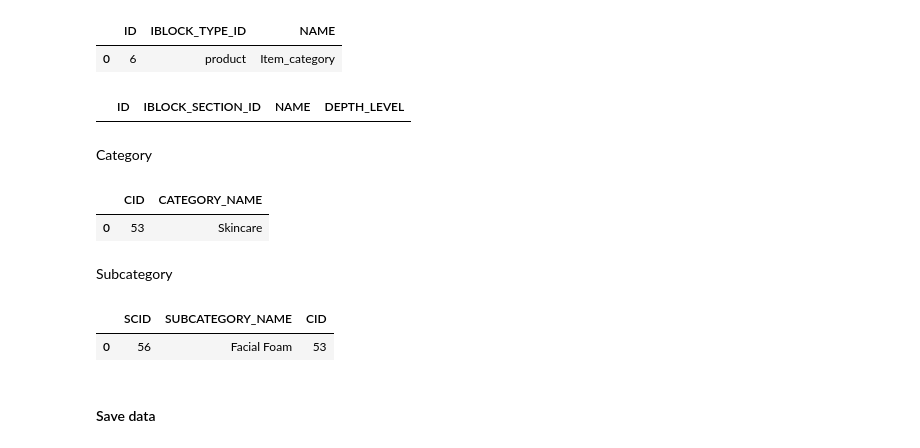
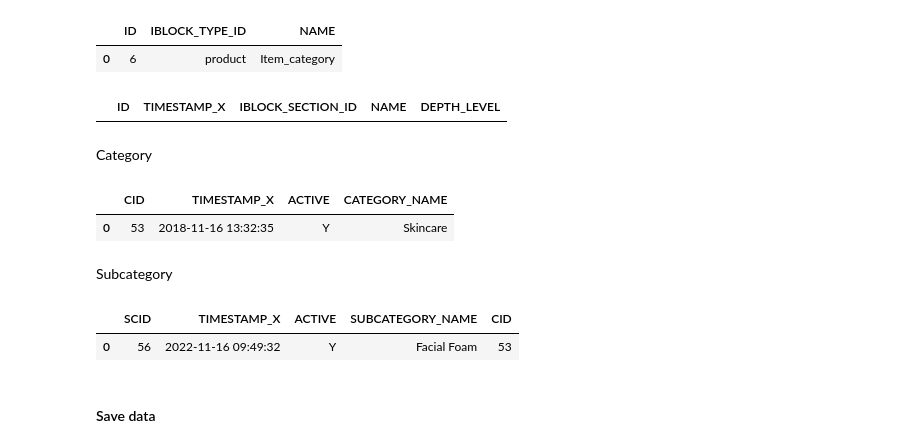
Before and after one commit to suthipongg/Similarity_model, a Jupyter notebook: db_cosmenet/push_real_data_scanner.ipynb, the cells around one changed output. Drawn from its saved outputs; the diff is of its cells as text; code cells hidden in the pictures.

```diff
--- a/db_cosmenet/push_real_data_scanner.ipynb
+++ b/db_cosmenet/push_real_data_scanner.ipynb
@@ -26,10 +26,10 @@ b_iblock_path = 'raw_data_production/b_iblock.csv'
 
 b_iblock_element_property = pd.read_csv(b_iblock_element_property_path, usecols=['ID', 'IBLOCK_PROPERTY_ID', 'IBLOCK_ELEMENT_ID', 'VALUE'])
 b_file = pd.read_csv(b_file_path, usecols=['ID', 'SUBDIR', 'FILE_NAME', 'ORIGINAL_NAME'])
-b_iblock_element = pd.read_csv(b_iblock_element_path, usecols=['ID', 'IBLOCK_ID', 'IBLOCK_SECTION_ID', 'ACTIVE', 'NAME', 'PREVIEW_PICTURE'])
+b_iblock_element = pd.read_csv(b_iblock_element_path, usecols=['ID', 'IBLOCK_ID', 'IBLOCK_SECTION_ID', 'ACTIVE', 'NAME', 'PREVIEW_PICTURE', 'TIMESTAMP_X'])
 b_iblock_property = pd.read_csv(b_iblock_property_path, usecols=['ID', 'IBLOCK_ID', 'NAME', 'ACTIVE'])
 b_iblock_section_element = pd.read_csv(b_iblock_section_element_path, usecols=['IBLOCK_SECTION_ID', 'IBLOCK_ELEMENT_ID'])
-b_iblock_section = pd.read_csv(b_iblock_section_path, usecols=['ID', 'IBLOCK_ID', 'IBLOCK_SECTION_ID', 'NAME', 'ACTIVE', 'DEPTH_LEVEL'])
+b_iblock_section = pd.read_csv(b_iblock_section_path, usecols=['ID', 'IBLOCK_ID', 'IBLOCK_SECTION_ID', 'NAME', 'ACTIVE', 'DEPTH_LEVEL', 'TIMESTAMP_X'])
 b_iblock = pd.read_csv(b_iblock_path, usecols=['ID', 'IBLOCK_TYPE_ID', 'NAME'])
 # %% [markdown]
 ## Query data
@@ -132,34 +132,35 @@ cat_subcat_active_data = cat_subcat_active_data.drop(columns=['ACTIVE'])
 # %%
 cat_subcat_not_active_data
 # %% [output]
-|  | ID | IBLOCK_SECTION_ID | NAME | DEPTH_LEVEL |
+|  | ID | TIMESTAMP_X | IBLOCK_SECTION_ID | NAME | DEPTH_LEVEL |
 # %% [markdown]
 Category
 # %%
 # Filter only category and drop subcategory
-category_data = cat_subcat_active_data[cat_subcat_active_data['DEPTH_LEVEL'] == 1]
+category_data = cat_subcat_data[cat_subcat_data['DEPTH_LEVEL'] == 1]
 category_data = category_data.drop(columns=['DEPTH_LEVEL', 'IBLOCK_SECTION_ID'])
 category_data.rename(columns={'ID': 'CID', 'NAME': 'CATEGORY_NAME'}, inplace=True)
 category_data.reset_index(drop=True, inplace=True)
 category_data.head(1)
 # %% [output]
-|  | CID | CATEGORY_NAME |
-| 0 | 53 | Skincare |
+|  | CID | TIMESTAMP_X | ACTIVE | CATEGORY_NAME |
+| 0 | 53 | 2018-11-16 13:32:35 | Y | Skincare |
 # %% [markdown]
 Subcategory
 # %%
 # Merge category and subcategory
-subcategory_data = pd.merge(cat_subcat_active_data, cat_subcat_active_data, left_on='IBLOCK_SECTION_ID', right_on='ID')
+subcategory_data = pd.merge(cat_subcat_data, cat_subcat_data, left_on='IBLOCK_SECTION_ID', right_on='ID')
 midcategory_index = subcategory_data['DEPTH_LEVEL_x'] == 2
 subcategory_data = subcategory_data[~midcategory_index]
-subcategory_data.drop(columns=['DEPTH_LEVEL_x', 'DEPTH_LEVEL_y', 'ID_y', 'NAME_y', 'IBLOCK_SECTION_ID_x'], inplace=True)
-subcategory_data.rename(columns={'ID_x': 'SCID', 'NAME_x': 'SUBCATEGORY_NAME', 'IBLOCK_SECTION_ID_y': 'CID'}, inplace=True)
+subcategory_data.drop(columns=['DEPTH_LEVEL_x', 'DEPTH_LEVEL_y', 'ID_y', 'NAME_y', 'IBLOCK_SECTION_ID_x', 'TIMESTAMP_X_y', 'ACTIVE_y'], inplace=True)
+subcategory_data.rename(columns={'ID_x': 'SCID', 'NAME_x': 'SUBCATEGORY_NAME', 'IBLOCK_SECTION_ID_y': 'CID',
+                                 'TIMESTAMP_X_x':'TIMESTAMP_X', 'ACTIVE_x':'ACTIVE'}, inplace=True)
 subcategory_data = subcategory_data.astype({'CID': 'int32'})
 subcategory_data.reset_index(drop=True, inplace=True)
 subcategory_data.head(1)
 # %% [output]
-|  | SCID | SUBCATEGORY_NAME | CID |
-| 0 | 56 | Facial Foam | 53 |
+|  | SCID | TIMESTAMP_X | ACTIVE | SUBCATEGORY_NAME | CID |
+| 0 | 56 | 2022-11-16 09:49:32 | Y | Facial Foam | 53 |
 # %% [markdown]
 #### Save data
 # %%
```
Also changed, not shown: parts of 30 cells of this notebook.
